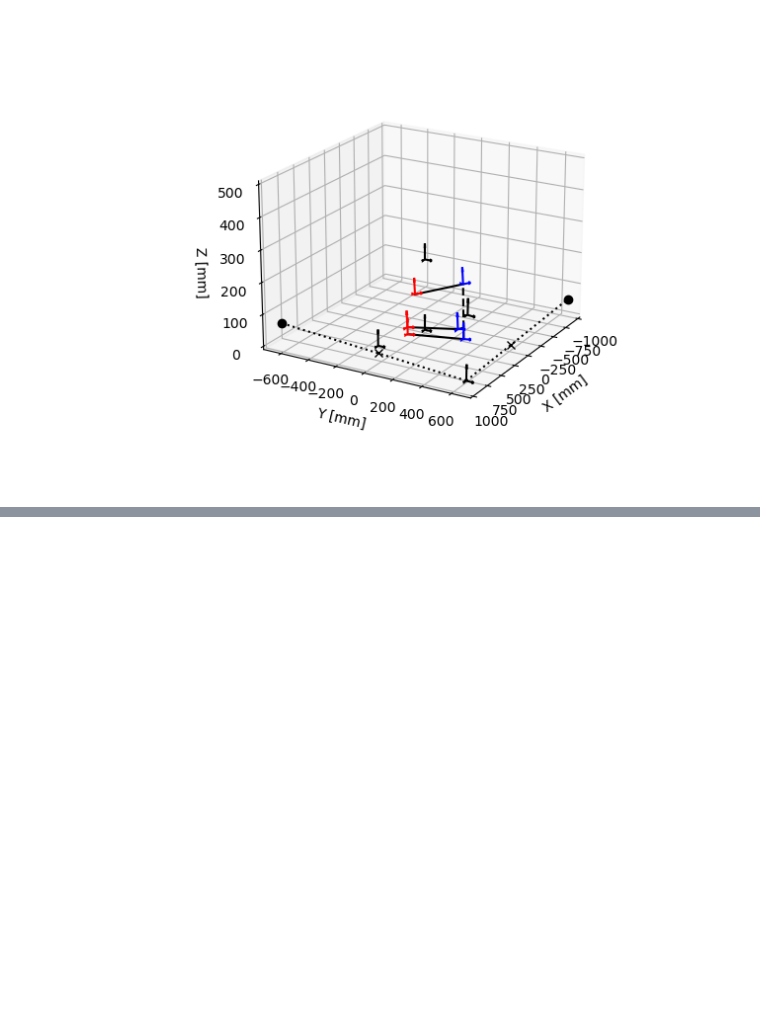
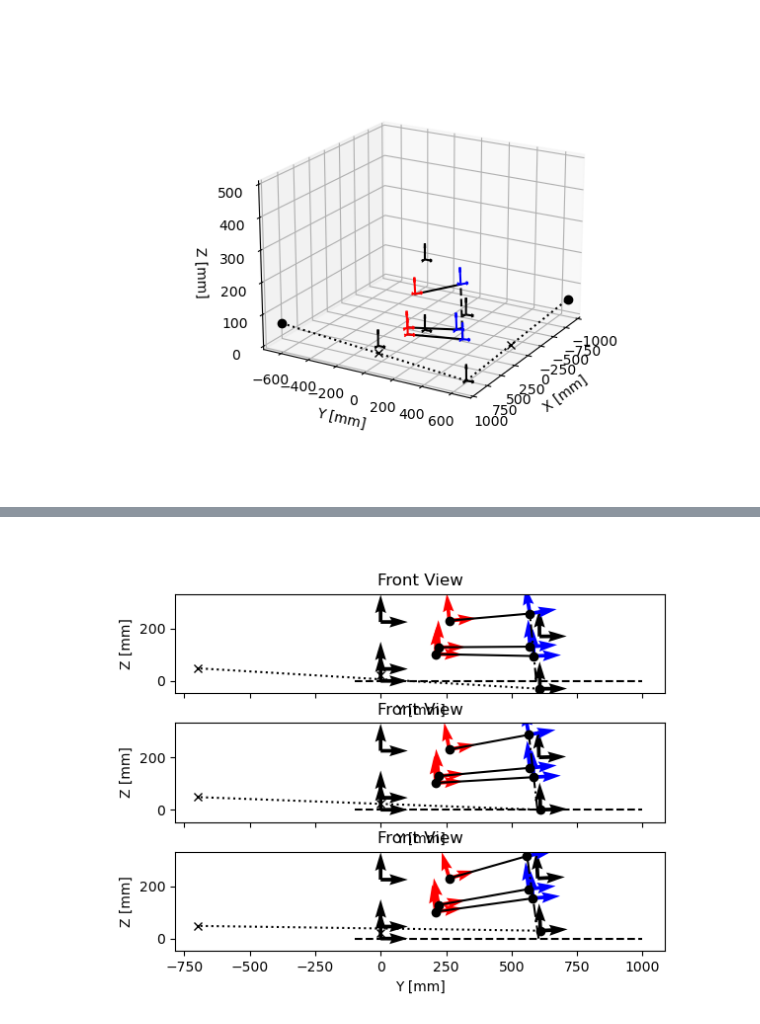
Before and after one commit to LonghornRacingElectric/suspension_designer, a Jupyter notebook: notebooks/double_wishbone-bechrist-18-08-22.ipynb, the cells around one changed output, grey strips where cells are left out. Drawn from its saved outputs; the diff is of its cells as text; code cells hidden in the pictures; blank space fills up the shorter version.

```diff
--- a/notebooks/double_wishbone-bechrist-18-08-22.ipynb
+++ b/notebooks/double_wishbone-bechrist-18-08-22.ipynb
@@ -103,0 +107,15 @@ Text(0.5, 0.98, 'Jounce Sweep Example Plot')
+# %%
+fig, ax = plt.subplots(3, 1, sharex=True, sharey=True, squeeze=True)
+
+jounce_keys = np.array([k for k in sweep.keys()])
+
+plt.sca(ax[0])
+sweep[np.min(jounce_keys)].front_view_plot()
+
+plt.sca(ax[1])
+sweep[np.median(jounce_keys)].front_view_plot()
+
+plt.sca(ax[2])
+sweep[np.max(jounce_keys)].front_view_plot()
+# %% [output]
+[figure, added]
```
Also changed, not shown: parts of 2 cells of this notebook, 1 other file.
